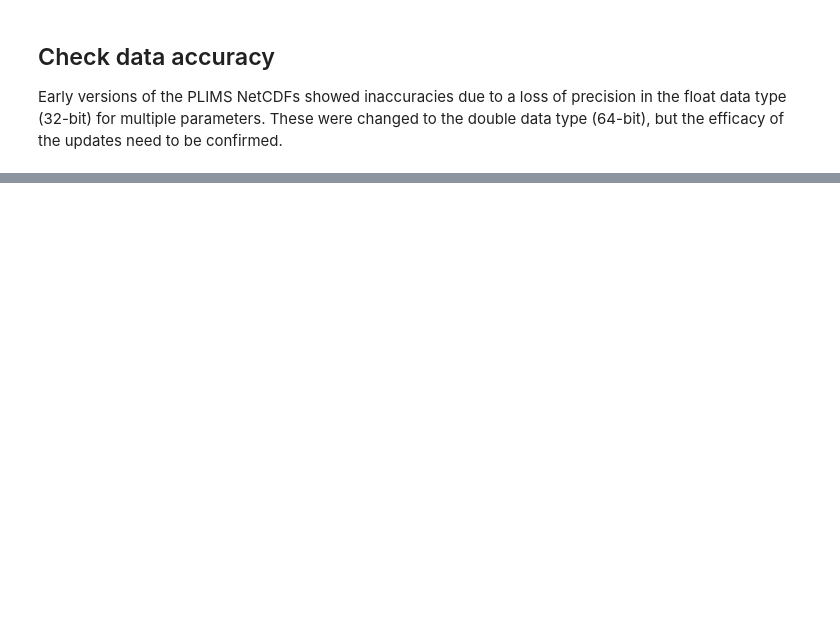
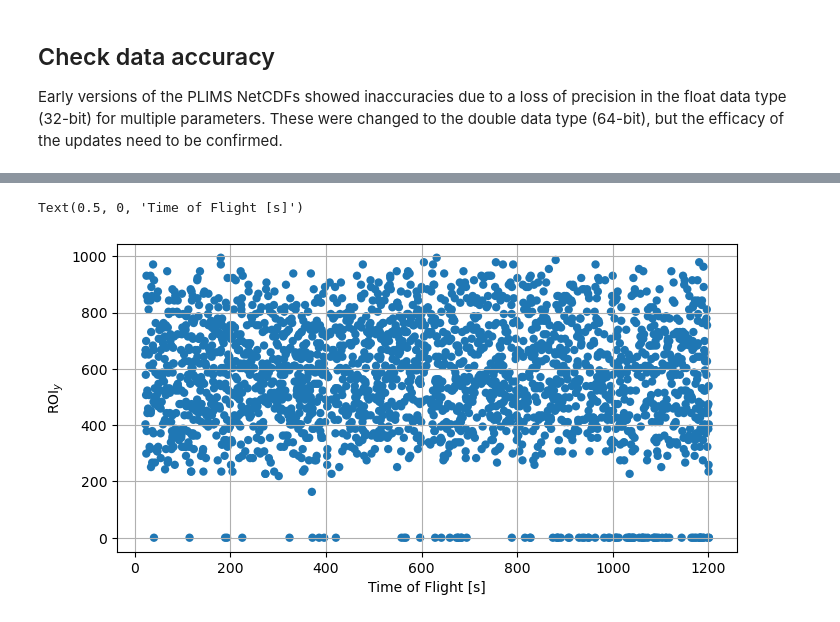
Before and after one commit to cooleyky/pioneer-21, a Jupyter notebook: Dev0_PLIMS_Testing.ipynb, the cells around one changed output, grey strips where cells are left out. Saved outputs shown, nothing was run; the diff lists cells and outputs as text; code cells hidden in the pictures; blank space fills up the shorter version.

```diff
--- a/Dev0_PLIMS_Testing.ipynb
+++ b/Dev0_PLIMS_Testing.ipynb
@@ -641,0 +993,9 @@ No offset.
+# %%
+plt.figure(figsize=(8,4))
+plt.scatter(data_adcsci["grab_time_start"][-2300:], data_adcsci["roi_y"][-2300:], edgecolors="none")
+plt.grid()
+plt.ylabel("ROI$_y$")
+plt.xlabel("Time of Flight [s]")
+# %% [output]
+Text(0.5, 0, 'Time of Flight [s]')
+[figure, added]
```
Also changed, not shown: parts of 46 cells of this notebook.
